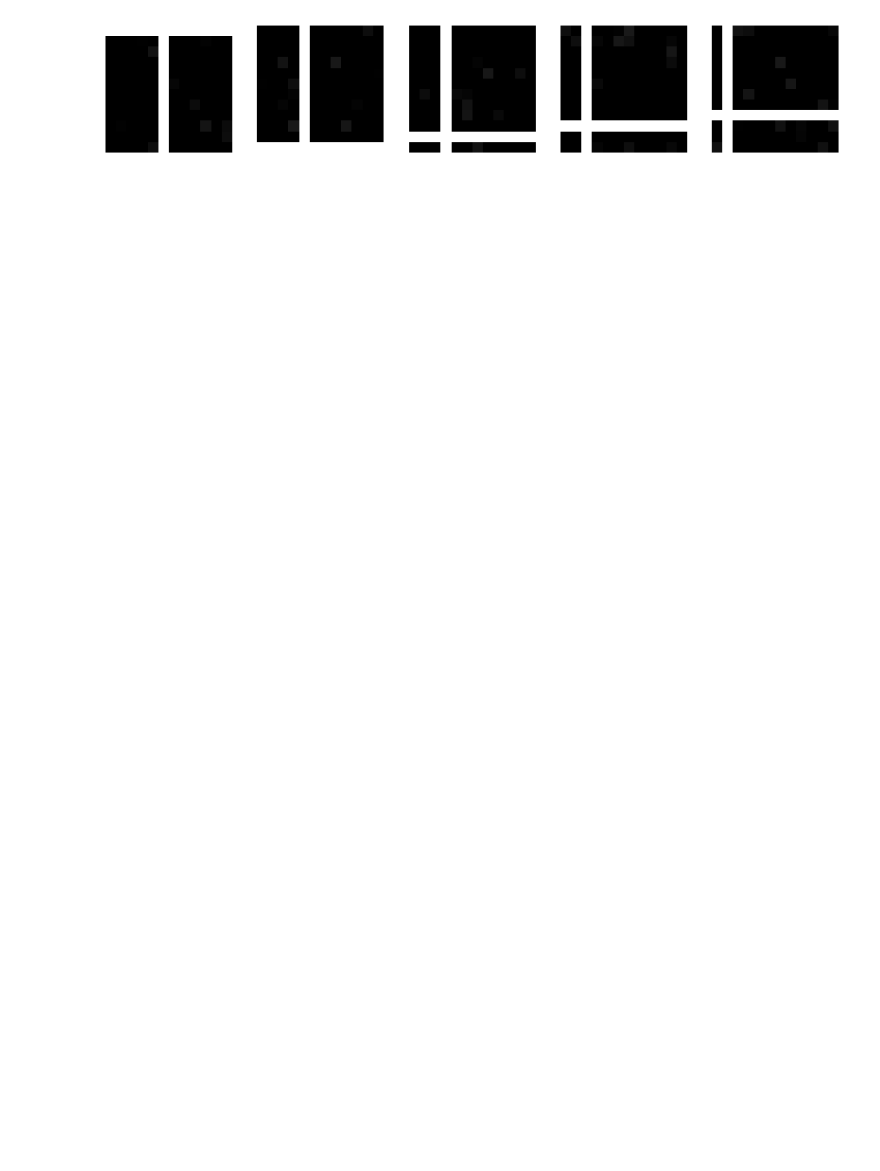
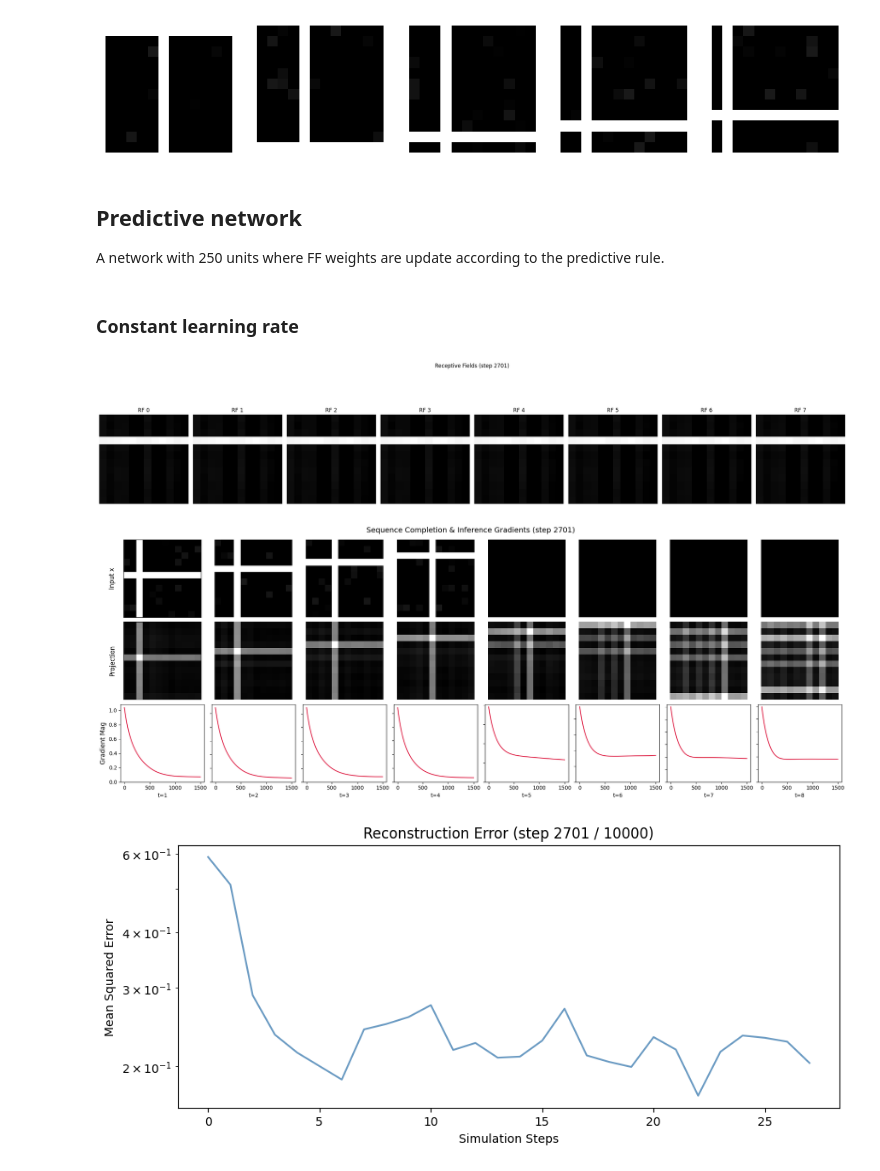
Before and after one commit to henri-edinb/predictive_learning, a Jupyter notebook: moving_cross_sequence_model.ipynb, the cells around one changed output. Cells and saved outputs as stored; diff of their text form; code cells hidden in the pictures; blank space fills up the shorter version.

```diff
--- a/moving_cross_sequence_model.ipynb
+++ b/moving_cross_sequence_model.ipynb
@@ -34,3 +223,50 @@ for i in range(5):
     ax[i].axis('off')
 # %% [output]
 [figure]
+# %% [markdown]
+## Predictive network
+
+A network with 250 units where FF weights are update according to the predictive rule.
+# %% [markdown]
+### Constant learning rate
+# %%
+#create a linear network with 50 units and change the w_rule rule accordingly (hebbian, bcm_abs, perceptron)
+network_params = LateralInhibitoryLayer.default_hparams(vg.get_shape())
+network_params['activation'] = 'relu'
+network_params['num_units_y'] = 250
+network_params['gradient'] = 'voltage-jax'
+network_params['w_update'] = 'perceptron'
+network_params['w_rectify'] = True
+network_params['w_seed'] = 42
+network_params['w_init'] = 'random'
+network_params['w_lr'] = 0.005
+network_params['m_update'] = 'hebbian'
+network_params['m_rectify'] = True
+network_params['m_init'] = 'random'
+network_params['m_lr'] = 0.005
+network_params['p_update'] = 'perceptron'
+network_params['p_rectify'] = True
+network_params['p_init'] = 'random'
+network_params['p_zero_dig'] = True
+network_params['p_lr'] = 0.005
+network_params['num_steps'] = 1500
+network_params['step'] = 0.01
+network_params['normalize_input'] = True
+network_params['normalize_w_weights'] = True
+network_params['normalize_p_weights'] = True
+network_params['zero_sequence'] = 'zero'
+network_params['zero_epoch'] = 'zero'
+network_params['memory_size'] = 1
+
+network = LateralInhibitoryLayer(network_params)
+
+num_steps = 10000
+num_tests = 5
+sequence_size = 8
+eval_every = 100
+
+synaptic_input_distance_from_identity_perceptron, distance_from_identity_perceptron, consistency_error_perceptron, second_moment_estimate_perceptron, mse_error_perceptron = train_network(network, vg, num_steps, num_tests, sequence_size, eval_every)
+# %% [output]
+[figure, added]
+[figure, added]
+[figure, added]
```
Also changed, not shown: parts of 8 cells of this notebook, 6 other files.
